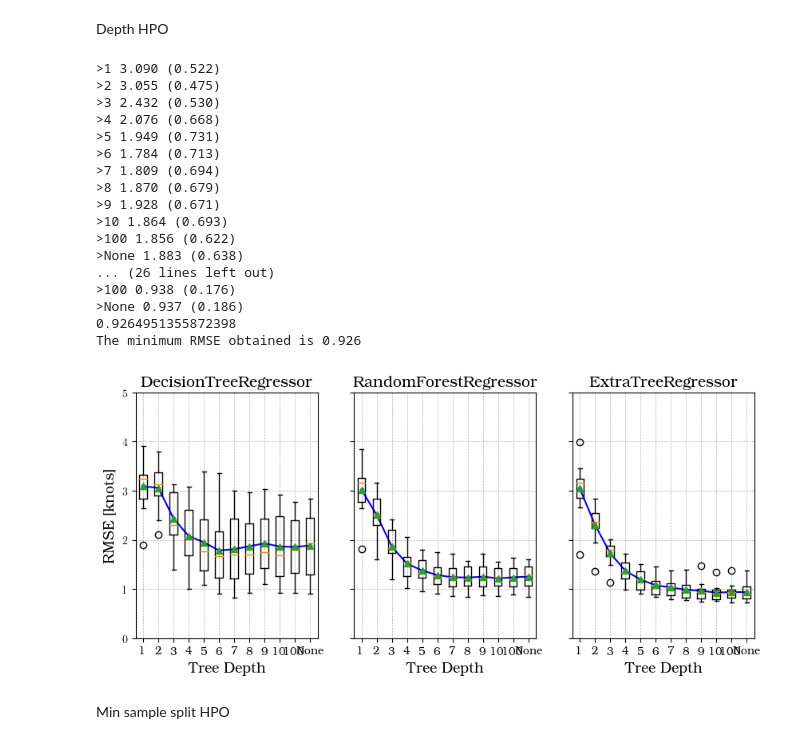
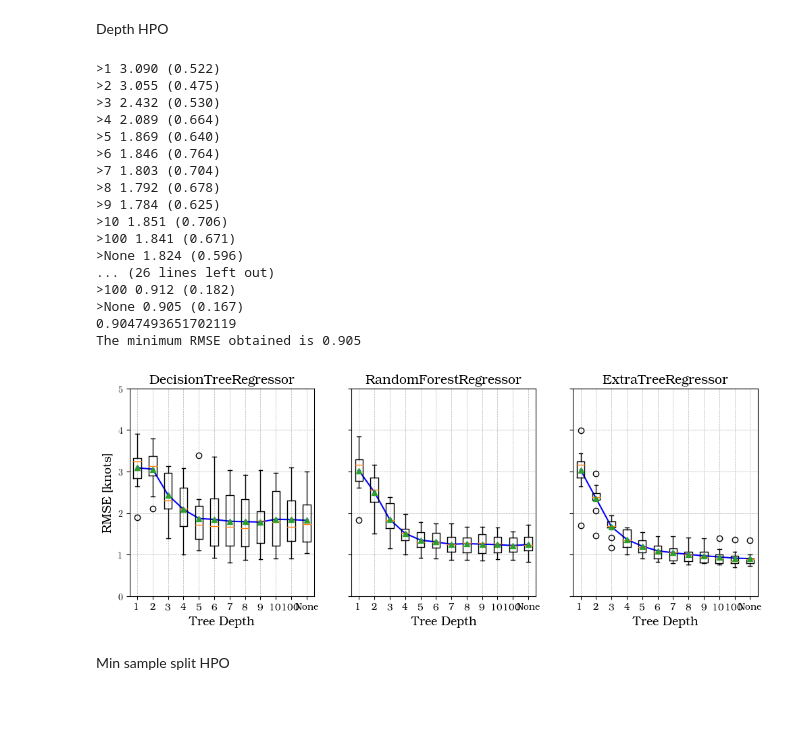
Before and after one commit to hiwafi/thesis-ais, a Jupyter notebook: AIS_stg_opt.ipynb, the cells around one changed output. Cells and saved outputs as stored; diff of their text form; code cells hidden in the pictures; blank space fills up the shorter version.

```diff
--- a/AIS_stg_opt.ipynb
+++ b/AIS_stg_opt.ipynb
@@ -874,35 +910,35 @@ def depth_curve(x,y,regressor,regname):
 	plt.title(rf"{regname}", fontsize=14)
 	plt.boxplot(results_dp, labels=names_dp,positions=range(len(names_dp)), showmeans=True)
 # %%
-fig, axes = plt.subplots(ncols=3, figsize=(10, 4), sharey=True)
+fig, axes = plt.subplots(ncols=3, figsize=(14, 4), sharey=True)
 plt.sca(axes[0])
 depth_curve(x_test,y_test,regressor='dt',regname='DecisionTreeRegressor')
 plt.sca(axes[1])
 depth_curve(x_test,y_test,regressor='rf',regname='RandomForestRegressor')
 plt.ylabel("")
 plt.sca(axes[2])
 depth_curve(x_test,y_test,regressor='et',regname='ExtraTreeRegressor')
 plt.ylabel("")
 plt.show()
 # %% [output]
 >1 3.090 (0.522)
 >2 3.055 (0.475)
 >3 2.432 (0.530)
->4 2.076 (0.668)
->5 1.949 (0.731)
->6 1.784 (0.713)
->7 1.809 (0.694)
->8 1.870 (0.679)
->9 1.928 (0.671)
->10 1.864 (0.693)
->100 1.856 (0.622)
->None 1.883 (0.638)
+>4 2.089 (0.664)
+>5 1.869 (0.640)
+>6 1.846 (0.764)
+>7 1.803 (0.704)
+>8 1.792 (0.678)
+>9 1.784 (0.625)
+>10 1.851 (0.706)
+>100 1.841 (0.671)
+>None 1.824 (0.596)
 ... (26 lines left out)
->100 0.938 (0.176)
->None 0.937 (0.186)
-0.9264951355872398
-The minimum RMSE obtained is 0.926
+>100 0.912 (0.182)
+>None 0.905 (0.167)
+0.9047493651702119
+The minimum RMSE obtained is 0.905
-[figure, old version]
+[figure, new version]
 # %% [markdown]
 Min sample split HPO
 # %%
```
Also changed, not shown: parts of 6 cells of this notebook, 1 other file.
